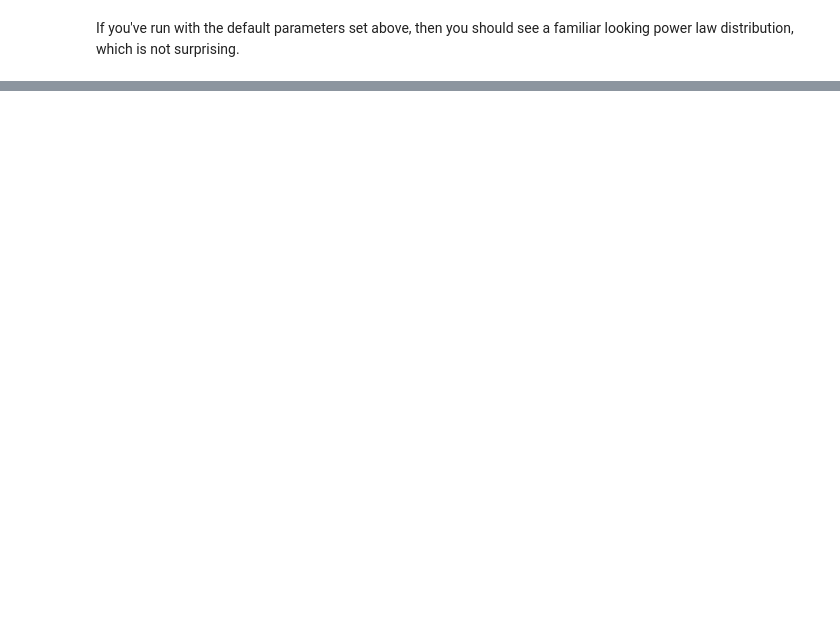
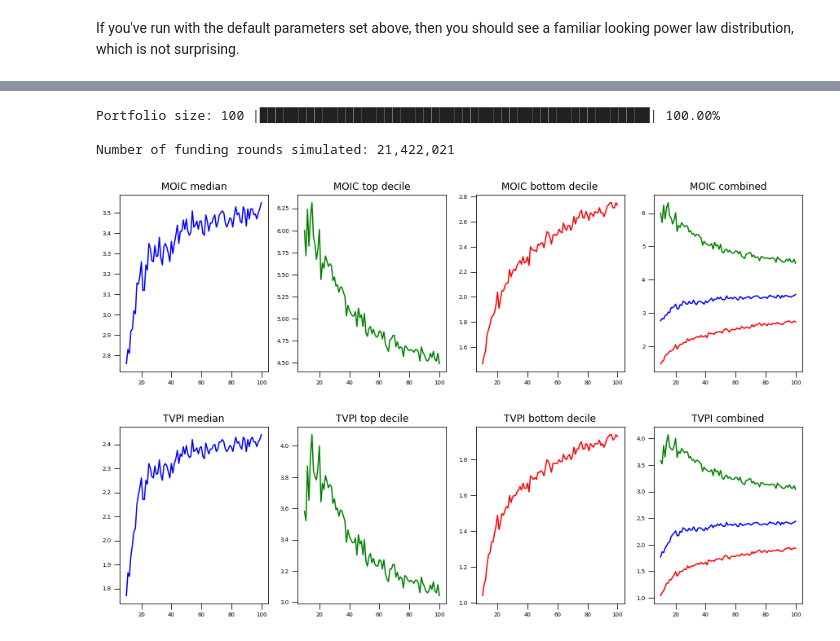
Before and after one commit to raedventures/MonteCarloFundSimulator, a Jupyter notebook: notebooks/fund_simulator.ipynb, the cells around one changed output, grey strips where cells are left out. Saved outputs shown, nothing was run; the diff lists cells and outputs as text; code cells hidden in the pictures; blank space fills up the shorter version.

```diff
--- a/notebooks/fund_simulator.ipynb
+++ b/notebooks/fund_simulator.ipynb
@@ -313,0 +355,25 @@ With a low enough portfolio count, the fund risk increases drastically and we ha
+# %%
+from double_tap_strategy import DoubleTapStrategy
+
+fp = setFundParameters()
+psp = setPortfolioSelectionParameters()
+strategy = setStrategyParameters(DoubleTapStrategy(0.33, fp, psp))
+
+num_iterations = 1000
+min_size = 10
+max_size = 100
+
+m_dt, t_dt, i_dt, nr = run_num_portco_sweep(num_iterations, min_size, max_size, strategy)
+
+print(f"Number of funding rounds simulated: {nr:,}")
+
+r = range(min_size, max_size+1)
+plot_sweep_stats(list(r), m_dt, "MOIC")
+plot_sweep_stats(list(r), t_dt, "TVPI")
+# plot_sweep_stats(list(r), i_dt, "% Initial Tickets")
+# %% [output]
+Portfolio size: 100 |██████████████████████████████████████████████████| 100.00%
+
+Number of funding rounds simulated: 21,422,021
+[figure, added]
+[figure, added]
```
Also changed, not shown: parts of 16 cells of this notebook.
